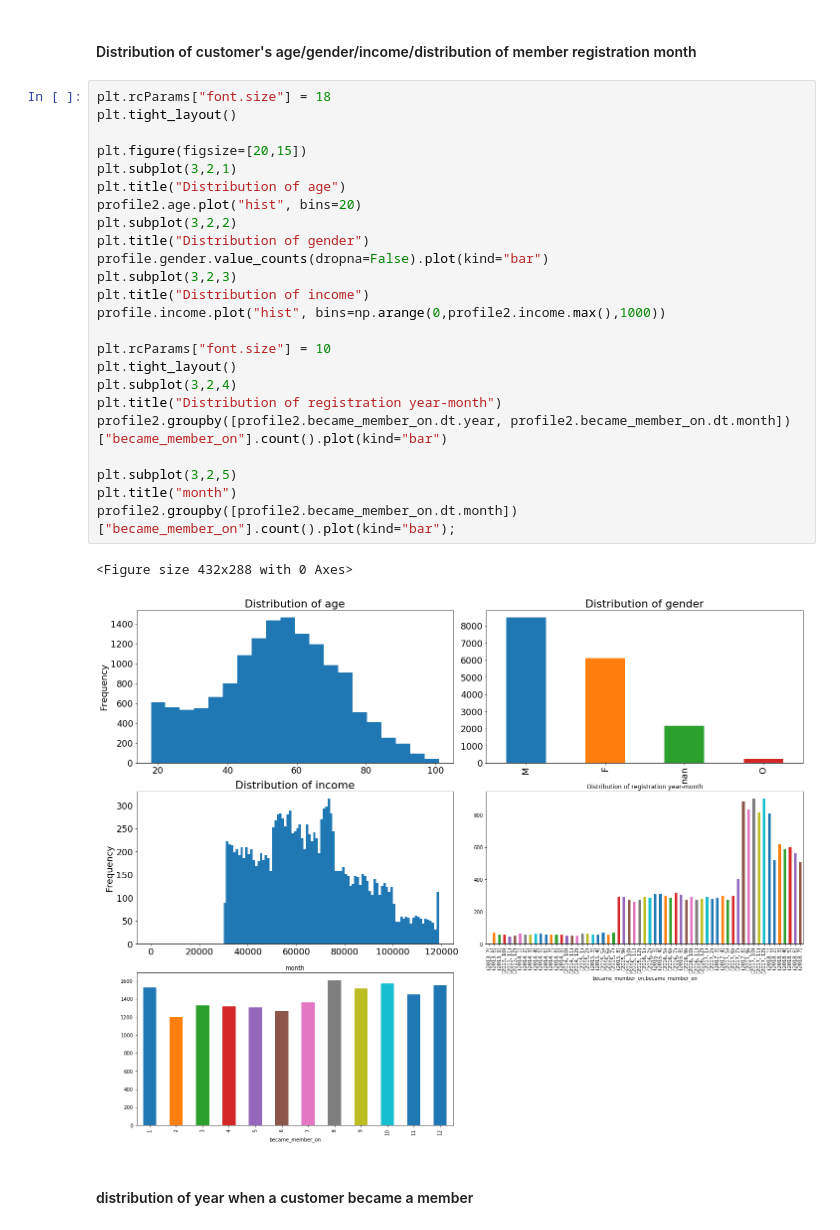
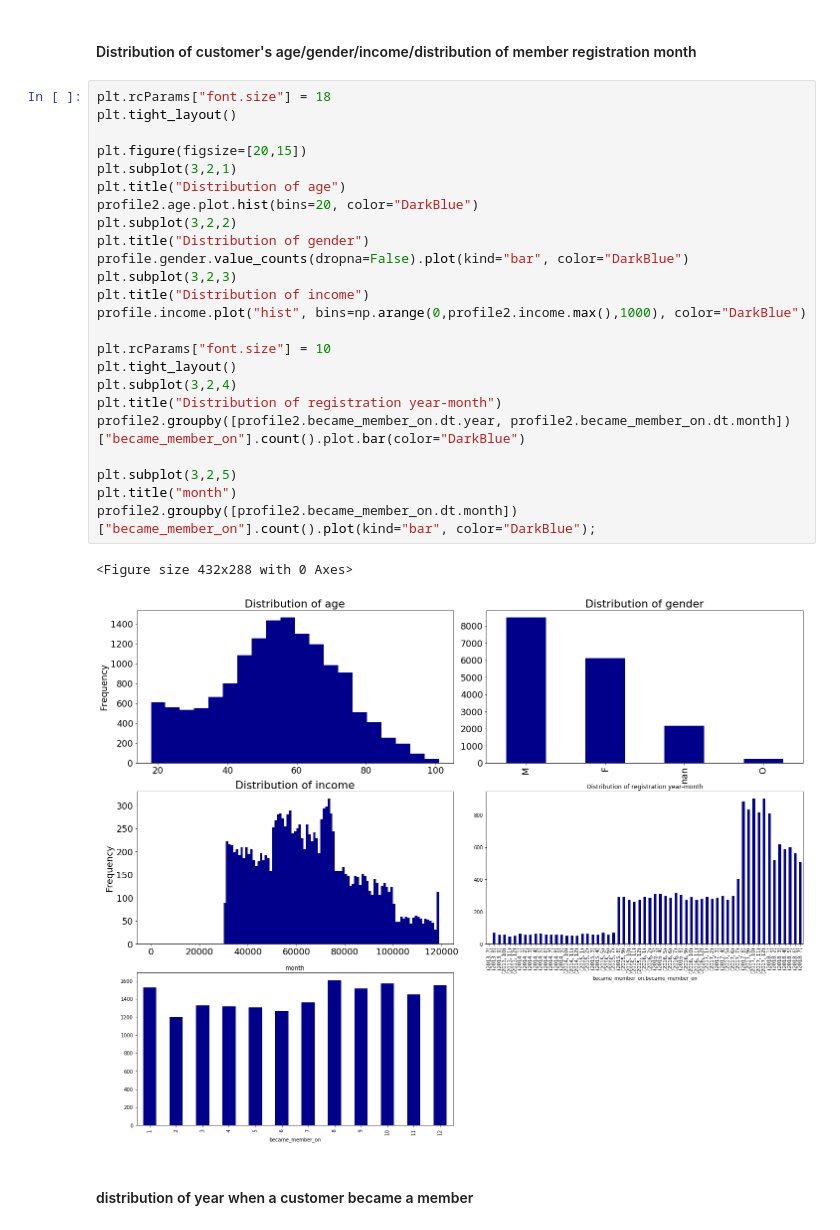
Before and after one commit to kudojp/StarBucksPromotionAnalysis, a Jupyter notebook: 190315StarbucksPromotionAnalysis.ipynb, the cells around one changed output. Cells and saved outputs as stored; diff of their text form.

```diff
--- a/190315StarbucksPromotionAnalysis.ipynb
+++ b/190315StarbucksPromotionAnalysis.ipynb
@@ -312,30 +312,30 @@ profile2.describe()
 # %%
 plt.rcParams["font.size"] = 18
 plt.tight_layout()
 
 plt.figure(figsize=[20,15])
 plt.subplot(3,2,1)
 plt.title("Distribution of age")
-profile2.age.plot("hist", bins=20)
+profile2.age.plot.hist(bins=20, color="DarkBlue")
 plt.subplot(3,2,2)
 plt.title("Distribution of gender")
-profile.gender.value_counts(dropna=False).plot(kind="bar")
+profile.gender.value_counts(dropna=False).plot(kind="bar", color="DarkBlue")
 plt.subplot(3,2,3)
 plt.title("Distribution of income")
-profile.income.plot("hist", bins=np.arange(0,profile2.income.max(),1000))
+profile.income.plot("hist", bins=np.arange(0,profile2.income.max(),1000), color="DarkBlue")
 
 plt.rcParams["font.size"] = 10
 plt.tight_layout()
 plt.subplot(3,2,4)
 plt.title("Distribution of registration year-month")
-profile2.groupby([profile2.became_member_on.dt.year, profile2.became_member_on.dt.month])["became_member_on"].count().plot(kind="bar")
+profile2.groupby([profile2.became_member_on.dt.year, profile2.became_member_on.dt.month])["became_member_on"].count().plot.bar(color="DarkBlue")
 
 plt.subplot(3,2,5)
 plt.title("month")
-profile2.groupby([profile2.became_member_on.dt.month])["became_member_on"].count().plot(kind="bar");
+profile2.groupby([profile2.became_member_on.dt.month])["became_member_on"].count().plot(kind="bar", color="DarkBlue");
 # %% [output]
 <Figure size 432x288 with 0 Axes>
-[figure, old version]
+[figure, new version]
 # %% [markdown]
 #### distribution of year when a customer became a member
 # %%
```
Also changed, not shown: parts of 2 cells of this notebook, 2 other files.
